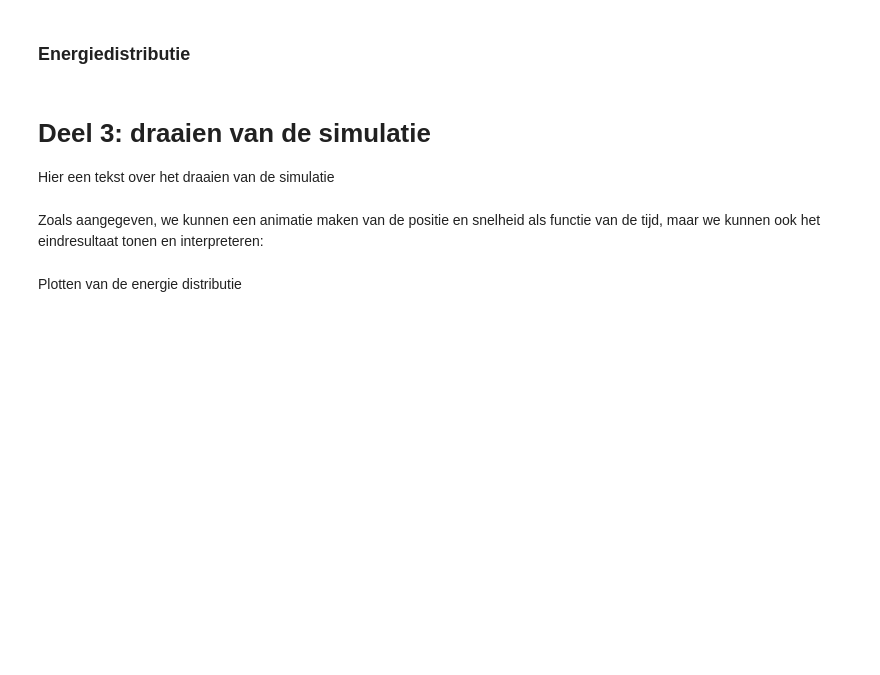
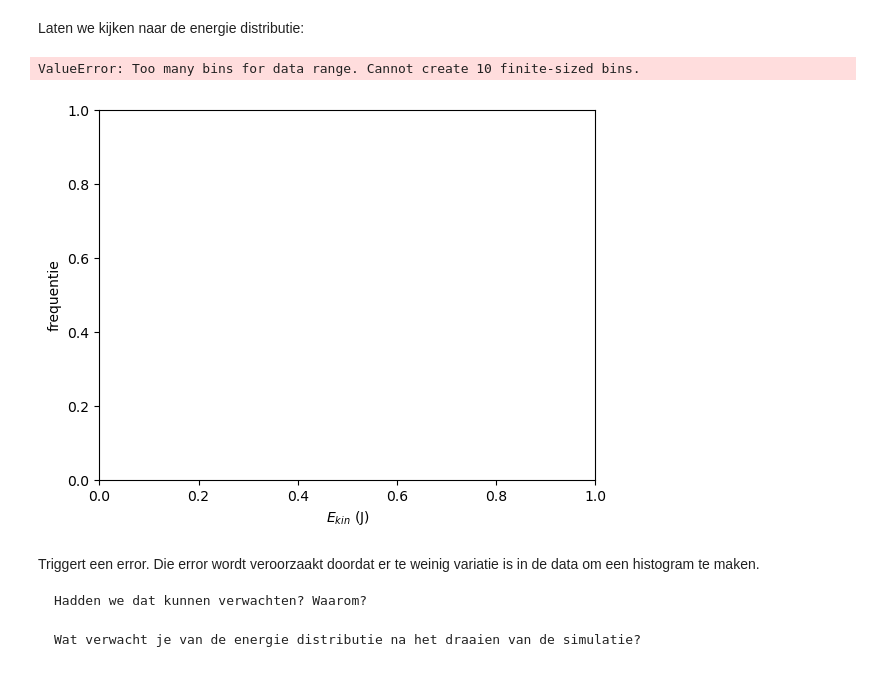
Before and after one commit to Contemporary-Physicslab/PySim, a Jupyter notebook: book/Q2/druktemp.ipynb, the cells around one changed output. Saved outputs shown, nothing was run; the diff lists cells and outputs as text; code cells hidden in the pictures; blank space fills up the shorter version.

````diff
--- a/book/Q2/druktemp.ipynb
+++ b/book/Q2/druktemp.ipynb
@@ -94,5 +96,3 @@ plt.show()
-# %% [markdown]
-### Energiedistributie
 # %%
 def handle_collisions(particles):
     ignore_list = []
@@ -119,10 +119,33 @@ def handle_collisions(particles):
                 p2.v = v2_new
 
                 ignore_list.append(p2)
-# %% [markdown]
-# Deel 3: draaien van de simulatie
-
-Hier een tekst over het draaien van de simulatie
+# %% [markdown]
+Laten we kijken naar de energie distributie:
+# %%
+for p in particles:
+    p.kin_energy
+energies = [p.kin_energy for p in particles]
+
+plt.figure()
+plt.xlabel('$E_{kin}$ (J)')
+plt.ylabel('frequentie')
+
+plt.hist(energies,bins='auto',density='True')
+
+plt.show()
+# %% [output]
+ValueError: Too many bins for data range. Cannot create 10 finite-sized bins.
+[figure, added]
+# %% [markdown]
+Triggert een error. Die error wordt veroorzaakt doordat er te weinig variatie is in de data om een histogram te maken.
+
+```{exercise}
+Hadden we dat kunnen verwachten? Waarom?
+```
+
+```{exercise}
+Wat verwacht je van de energie distributie na het draaien van de simulatie?
+```
 # %%
 for i in range(100):
 
@@ -131,5 +154,3 @@ for i in range(100):
         p.boxcollision()         # Wandbotsing werkt per deeltje
         p.kin_energy             # Energie
     handle_collisions(particles)
-# %% [markdown]
-Zoals aangegeven, we kunnen een animatie maken van de positie en snelheid als functie van de tijd, maar we kunnen ook het eindresultaat tonen en interpreteren:
@@ -152,3 +157 @@ plt.show()
-# %% [markdown]
-Plotten van de energie distributie
 # %%
````
Also changed, not shown: parts of 7 cells of this notebook.
